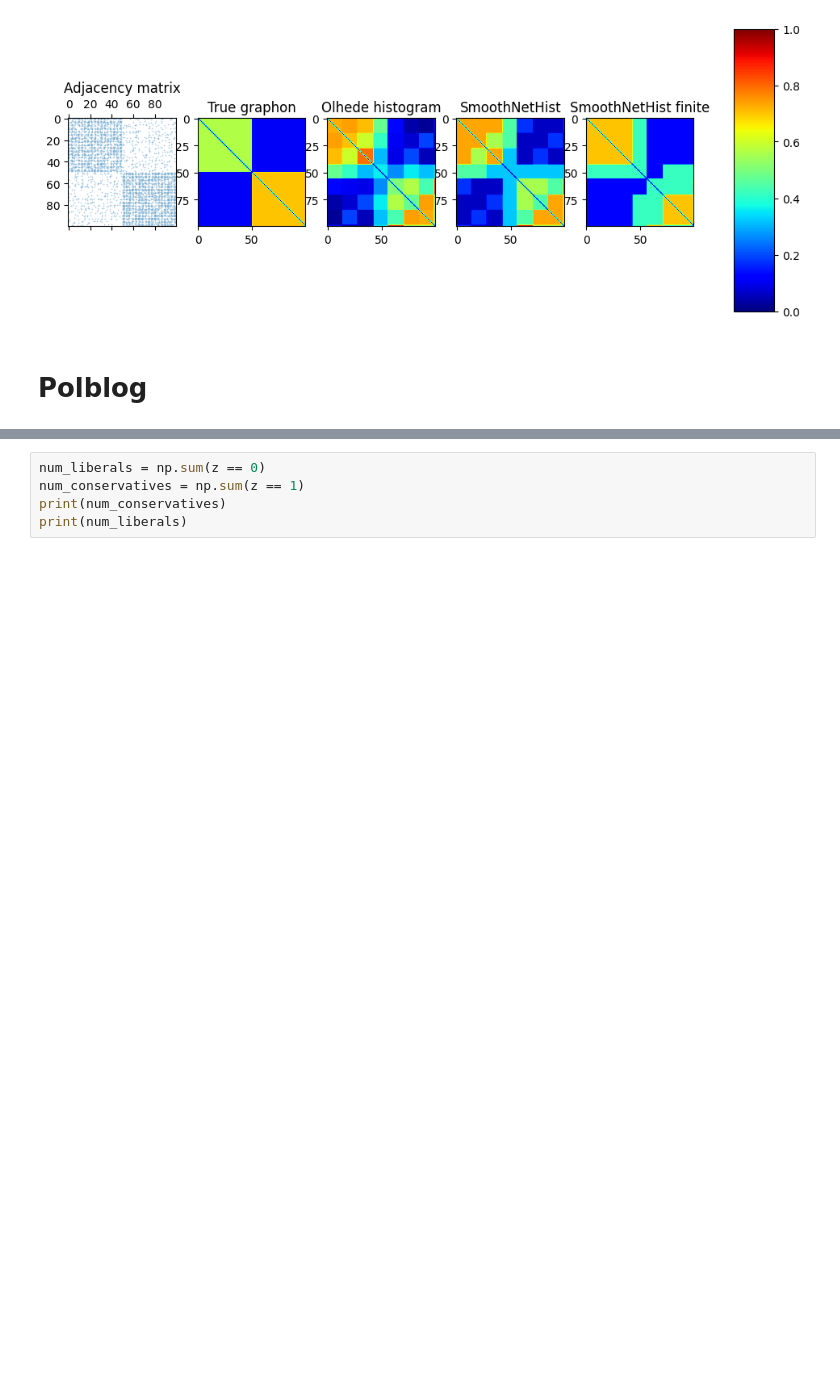
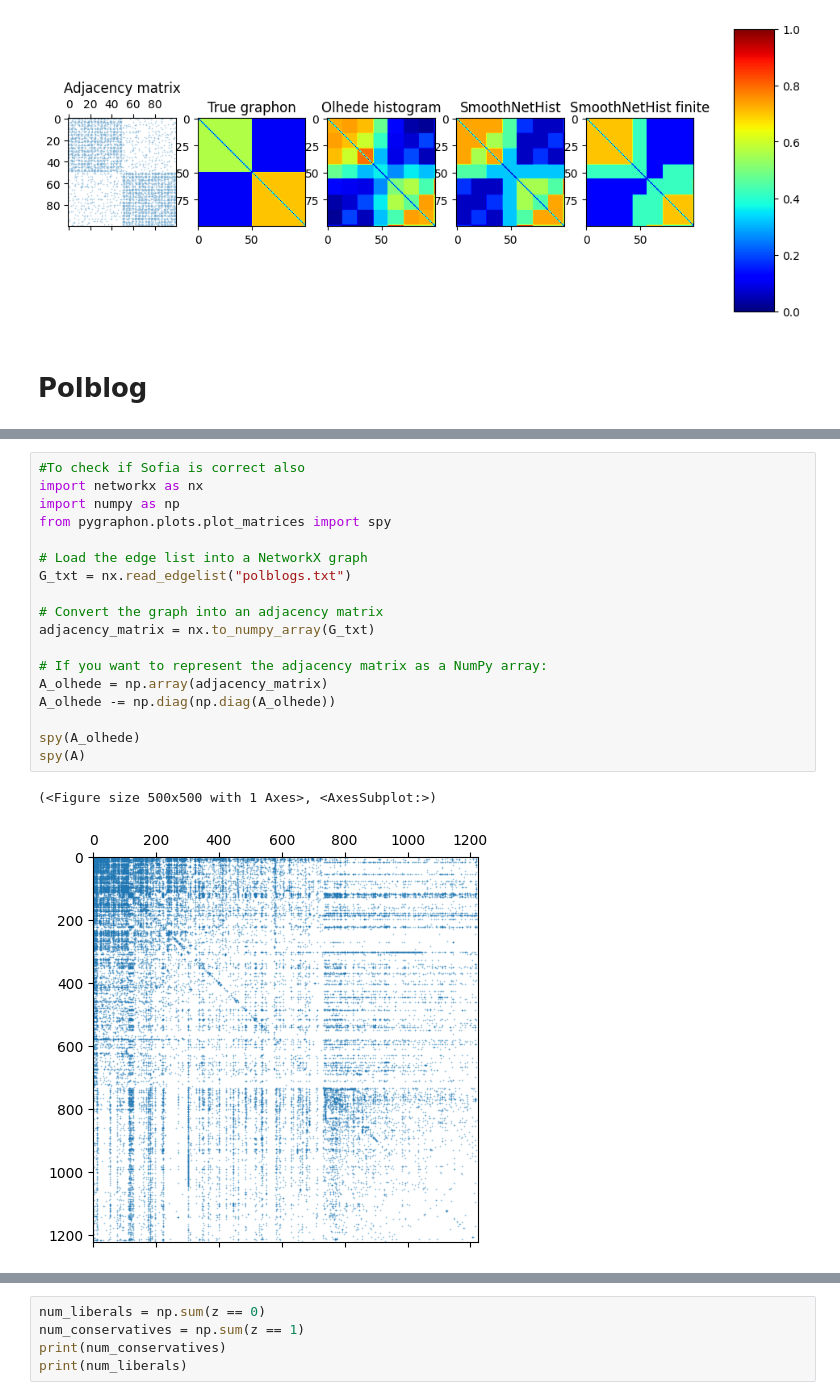
Before and after one commit to dufourc1/pygraphon, a Jupyter notebook: experiments/nb_pictures.ipynb, the cells around one changed output, grey strips where cells are left out. Saved outputs shown, nothing was run; the diff lists cells and outputs as text; blank space fills up the shorter version.

```diff
--- a/experiments/nb_pictures.ipynb
+++ b/experiments/nb_pictures.ipynb
@@ -210,0 +226,21 @@ A -= np.diag(np.diag(A))
+# %%
+#To check if Sofia is correct also
+import networkx as nx
+import numpy as np
+from pygraphon.plots.plot_matrices import spy
+
+# Load the edge list into a NetworkX graph
+G_txt = nx.read_edgelist("polblogs.txt")
+
+# Convert the graph into an adjacency matrix
+adjacency_matrix = nx.to_numpy_array(G_txt)
+
+# If you want to represent the adjacency matrix as a NumPy array:
+A_olhede = np.array(adjacency_matrix)
+A_olhede -= np.diag(np.diag(A_olhede))
+
+spy(A_olhede)
+spy(A)
+# %% [output]
+(<Figure size 500x500 with 1 Axes>, <AxesSubplot:>)
+[figure, added]
```
Also changed, not shown: parts of 28 cells of this notebook, 1 other file.
